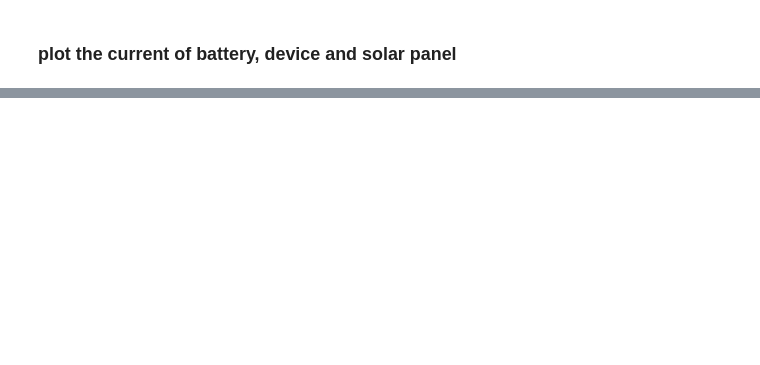
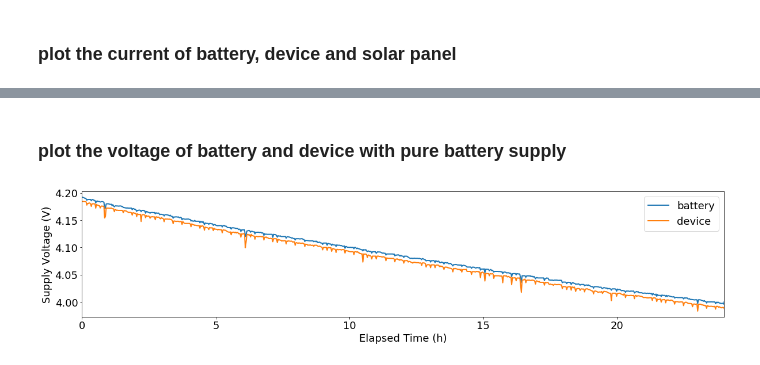
Before and after one commit to Orienfish/CSE291KW20, a Jupyter notebook: Power_Measure/plot.ipynb, the cells around one changed output, grey strips where cells are left out. Saved outputs shown, nothing was run; the diff lists cells and outputs as text; code cells hidden in the pictures; blank space fills up the shorter version.

```diff
--- a/Power_Measure/plot.ipynb
+++ b/Power_Measure/plot.ipynb
@@ -96,0 +90,14 @@ plt.legend(fontsize=18)
+# %% [markdown]
+### plot the voltage of battery and device with pure battery supply
+# %%
+plt.figure(figsize=(20, 4))
+plt.plot(bat_bat[:, 0], bat_bat[:, 1], linewidth=2.0, label='battery')
+plt.plot(dev_bat[:, 0], dev_bat[:, 1], linewidth=2.0, label='device')
+plt.xlim((0, 24))
+plt.xlabel('Elapsed Time (h)', fontsize=18)
+plt.ylabel('Supply Voltage (V)', fontsize=18)
+plt.tick_params(labelsize=18)
+plt.legend(fontsize=18)
+plt.savefig('./volt_bat.png', dpi=300)
+# %% [output]
+[figure, added]
```
Also changed, not shown: parts of 5 cells of this notebook, 6 other files.
